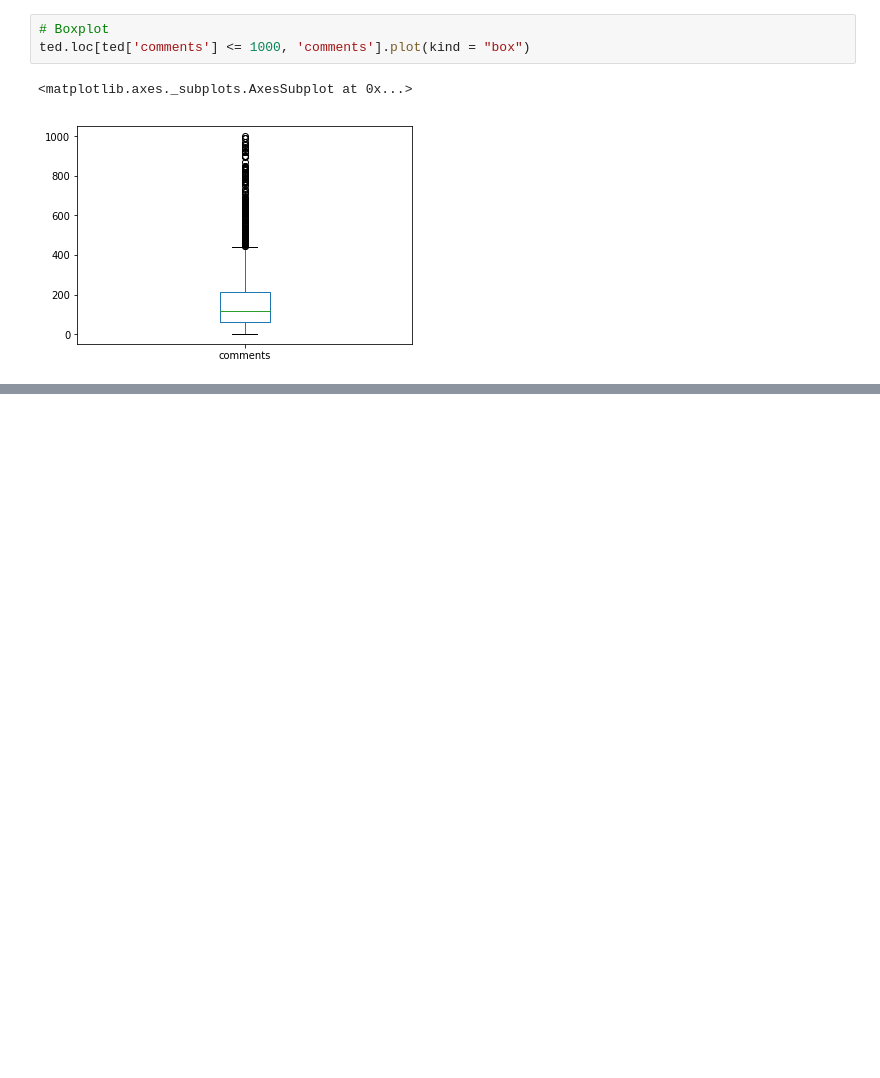
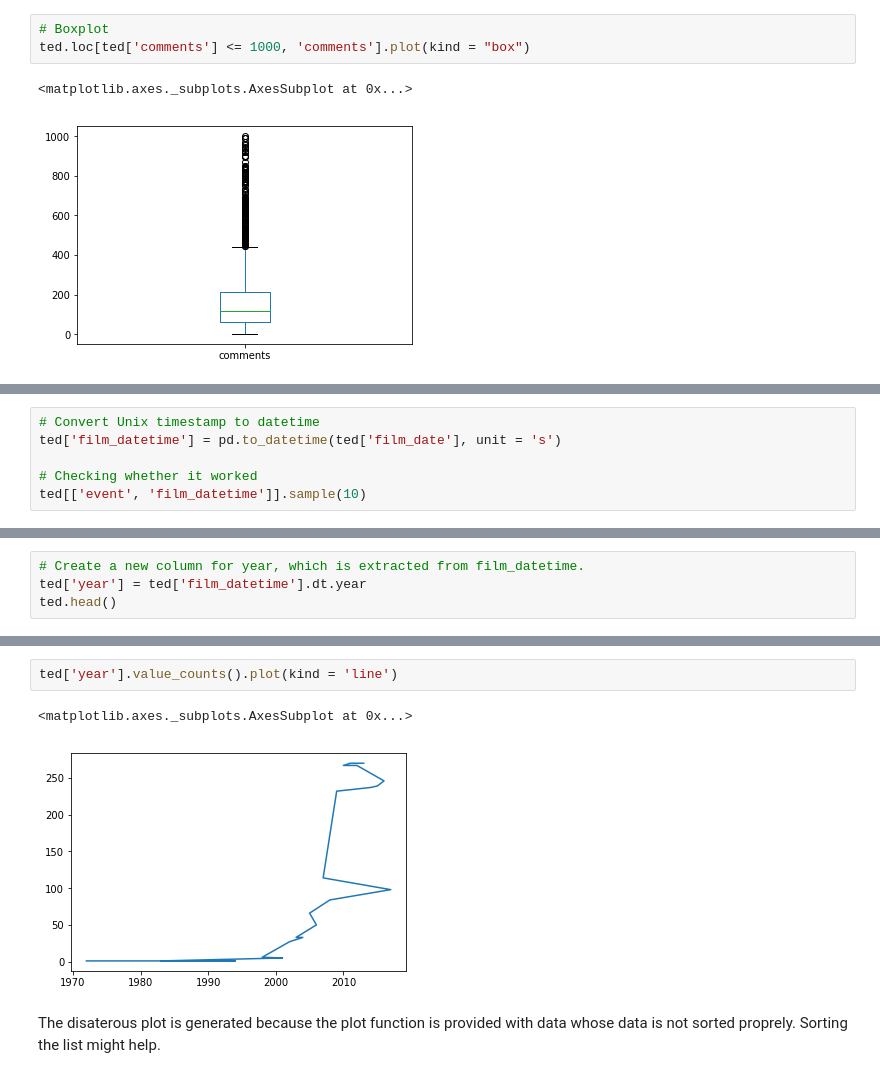
Before and after one commit to theSLWayne/TEDTalks_analysis, a Jupyter notebook: Pandas.ipynb, the cells around one changed output, grey strips where cells are left out. Drawn from its saved outputs; the diff is of its cells as text; blank space fills up the shorter version.

Commit message:
Number of talks per year

```diff
--- a/Pandas.ipynb
+++ b/Pandas.ipynb
@@ -124,0 +129,6 @@ ted.loc[ted['comments'] <= 1000, 'comments'].plot(kind = "box")
+# %%
+# Convert Unix timestamp to datetime
+ted['film_datetime'] = pd.to_datetime(ted['film_date'], unit = 's')
+
+# Checking whether it worked
+ted[['event', 'film_datetime']].sample(10)
@@ -124,0 +147,4 @@ ted.loc[ted['comments'] <= 1000, 'comments'].plot(kind = "box")
+# %%
+# Create a new column for year, which is extracted from film_datetime.
+ted['year'] = ted['film_datetime'].dt.year
+ted.head()
@@ -124,0 +179,9 @@ ted.loc[ted['comments'] <= 1000, 'comments'].plot(kind = "box")
+# %%
+ted['year'].value_counts().plot(kind = 'line')
+# %% [output]
+<matplotlib.axes._subplots.AxesSubplot at 0x...>
+[figure, added]
+# %% [markdown]
+The disaterous plot is generated because the plot function is provided with data whose data is not sorted
+proprely.
+Sorting the list might help.
```
Also changed, not shown: parts of 7 cells of this notebook.
